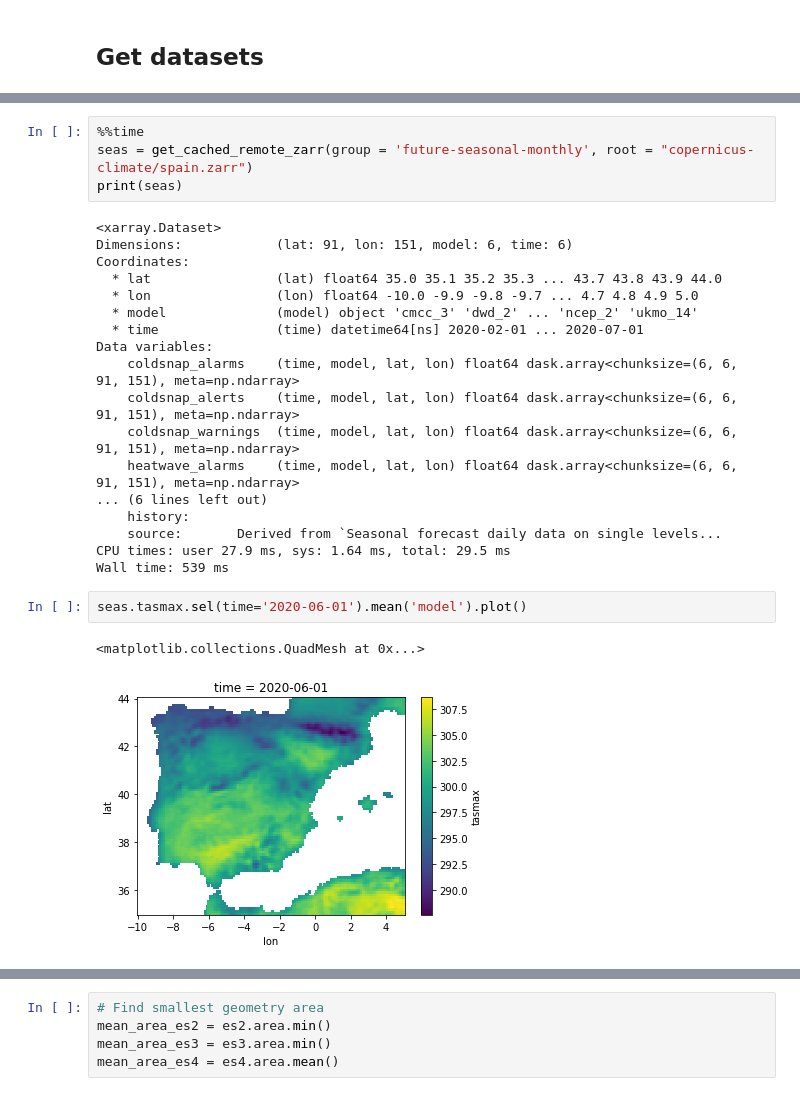
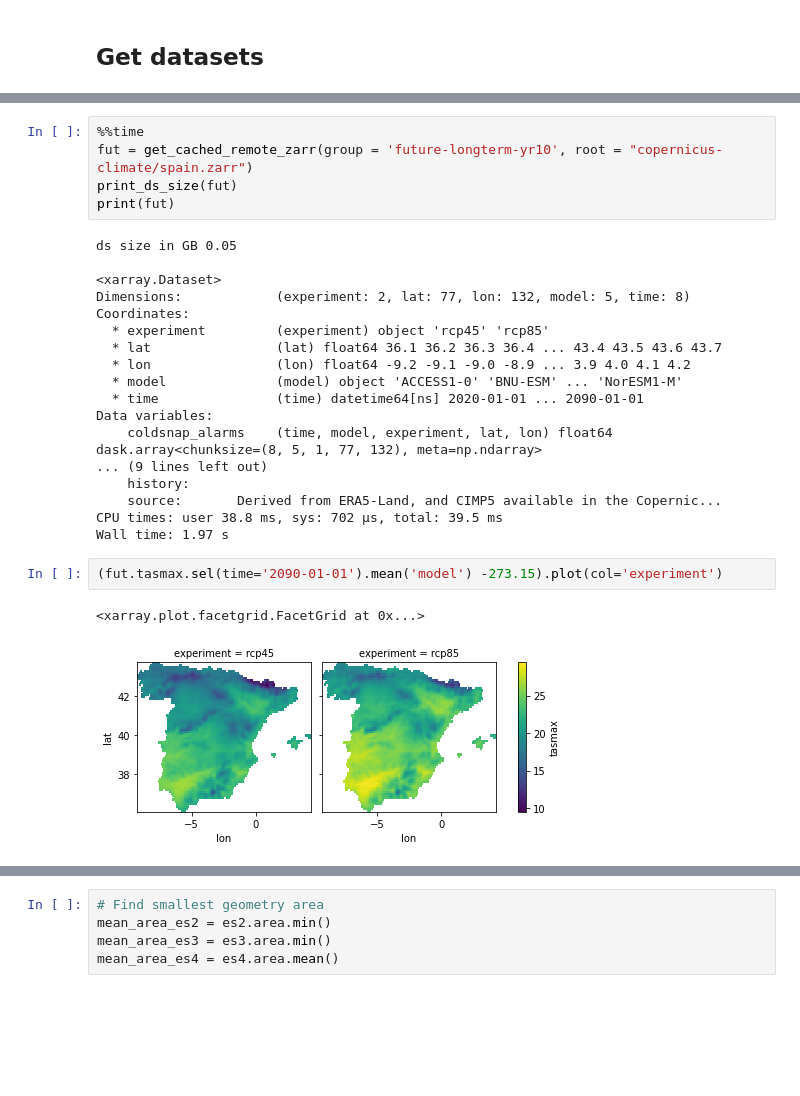
Before and after one commit to Vizzuality/copernicus-climate-data, a Jupyter notebook: prepare_zonal_stats.ipynb, the cells around one changed output, grey strips where cells are left out. Drawn from its saved outputs; the diff is of its cells as text; blank space fills up the shorter version.

```diff
--- a/prepare_zonal_stats.ipynb
+++ b/prepare_zonal_stats.ipynb
@@ -569,27 +666,28 @@ Wall time: 727 ms
 # %%
 %%time
-seas = get_cached_remote_zarr(group = 'future-seasonal-monthly', root = "copernicus-climate/spain.zarr")
-print(seas)
+fut = get_cached_remote_zarr(group = 'future-longterm-yr10', root = "copernicus-climate/spain.zarr")
+print_ds_size(fut)
+print(fut)
 # %% [output]
+ds size in GB 0.05
+
 <xarray.Dataset>
-Dimensions:            (lat: 91, lon: 151, model: 6, time: 6)
+Dimensions:            (experiment: 2, lat: 77, lon: 132, model: 5, time: 8)
 Coordinates:
-  * lat                (lat) float64 35.0 35.1 35.2 35.3 ... 43.7 43.8 43.9 44.0
-  * lon                (lon) float64 -10.0 -9.9 -9.8 -9.7 ... 4.7 4.8 4.9 5.0
-  * model              (model) object 'cmcc_3' 'dwd_2' ... 'ncep_2' 'ukmo_14'
-  * time               (time) datetime64[ns] 2020-02-01 ... 2020-07-01
+  * experiment         (experiment) object 'rcp45' 'rcp85'
+  * lat                (lat) float64 36.1 36.2 36.3 36.4 ... 43.4 43.5 43.6 43.7
+  * lon                (lon) float64 -9.2 -9.1 -9.0 -8.9 ... 3.9 4.0 4.1 4.2
+  * model              (model) object 'ACCESS1-0' 'BNU-ESM' ... 'NorESM1-M'
+  * time               (time) datetime64[ns] 2020-01-01 ... 2090-01-01
 Data variables:
-    coldsnap_alarms    (time, model, lat, lon) float64 dask.array<chunksize=(6, 6, 91, 151), meta=np.ndarray>
-    coldsnap_alerts    (time, model, lat, lon) float64 dask.array<chunksize=(6, 6, 91, 151), meta=np.ndarray>
-    coldsnap_warnings  (time, model, lat, lon) float64 dask.array<chunksize=(6, 6, 91, 151), meta=np.ndarray>
-    heatwave_alarms    (time, model, lat, lon) float64 dask.array<chunksize=(6, 6, 91, 151), meta=np.ndarray>
-... (6 lines left out)
+    coldsnap_alarms    (time, model, experiment, lat, lon) float64 dask.array<chunksize=(8, 5, 1, 77, 132), meta=np.ndarray>
+... (9 lines left out)
     history:
-    source:       Derived from `Seasonal forecast daily data on single levels...
-CPU times: user 27.9 ms, sys: 1.64 ms, total: 29.5 ms
-Wall time: 539 ms
+    source:       Derived from ERA5-Land, and CIMP5 available in the Copernic...
+CPU times: user 38.8 ms, sys: 702 µs, total: 39.5 ms
+Wall time: 1.97 s
 # %%
-seas.tasmax.sel(time='2020-06-01').mean('model').plot()
+(fut.tasmax.sel(time='2090-01-01').mean('model') -273.15).plot(col='experiment')
 # %% [output]
-<matplotlib.collections.QuadMesh at 0x...>
+<xarray.plot.facetgrid.FacetGrid at 0x...>
-[figure, old version]
+[figure, new version]
```
Also changed, not shown: parts of 42 cells of this notebook.
